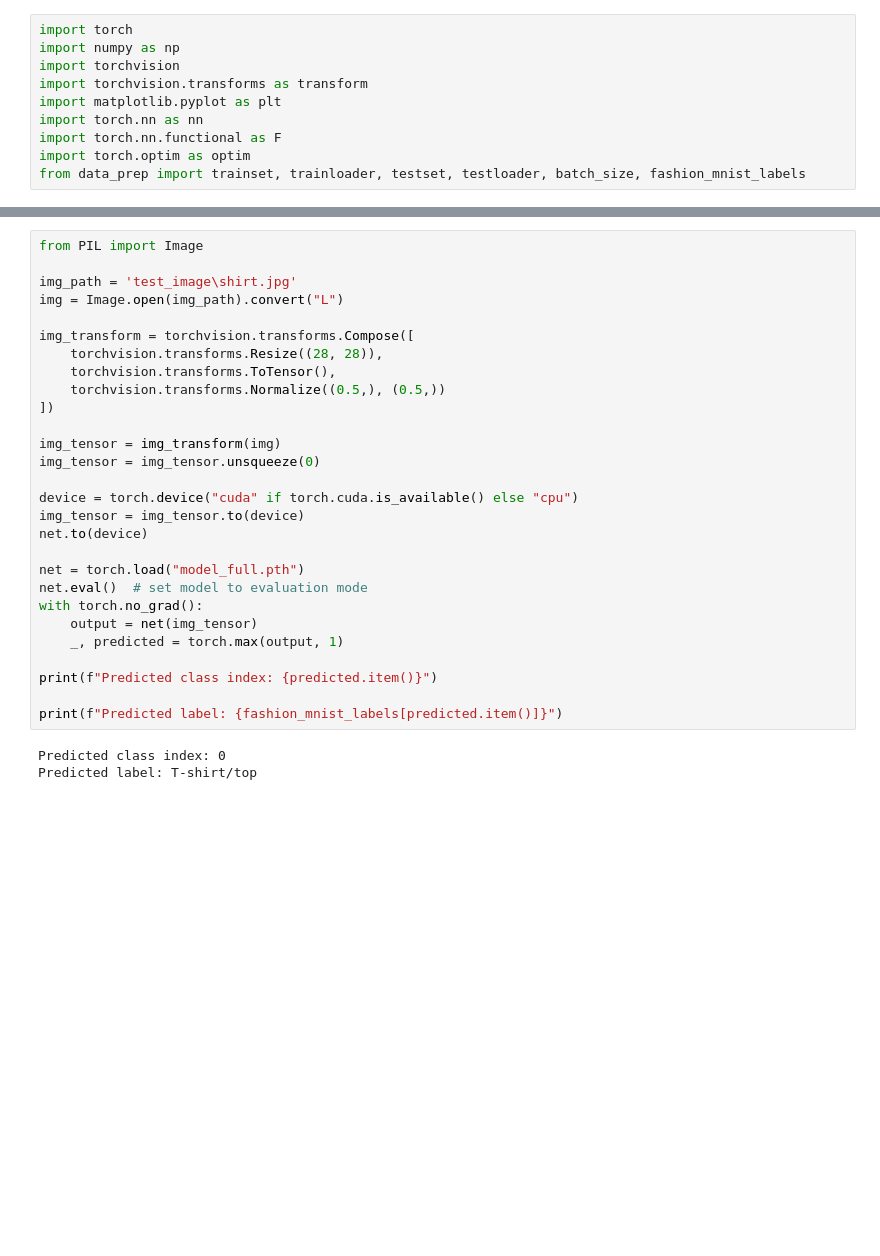
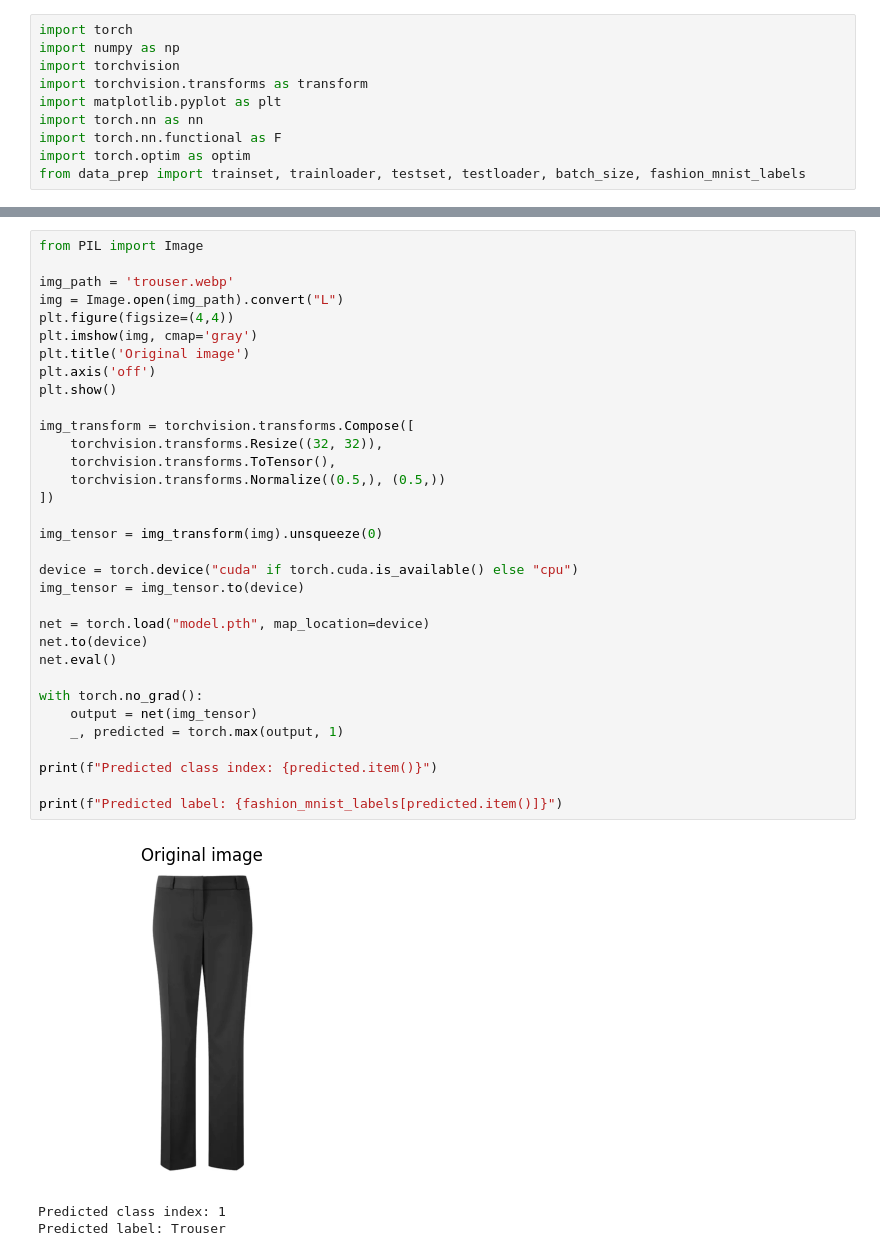
Before and after one commit to Nischal1126/Fashion_MNIST-Classication, a Jupyter notebook: model.ipynb, the cells around one changed output, grey strips where cells are left out. Cells and saved outputs as stored; diff of their text form; blank space fills up the shorter version.

```diff
--- a/model.ipynb
+++ b/model.ipynb
@@ -92,31 +181,37 @@ torch.save(net, "model_full.pth")
 # %%
 from PIL import Image
 
-img_path = 'test_image\shirt.jpg'
+img_path = 'trouser.webp'
 img = Image.open(img_path).convert("L")
+plt.figure(figsize=(4,4))
+plt.imshow(img, cmap='gray')
+plt.title('Original image')
+plt.axis('off')
+plt.show()
 
 img_transform = torchvision.transforms.Compose([
-    torchvision.transforms.Resize((28, 28)),
+    torchvision.transforms.Resize((32, 32)),
     torchvision.transforms.ToTensor(),
     torchvision.transforms.Normalize((0.5,), (0.5,))
 ])
 
-img_tensor = img_transform(img)
-img_tensor = img_tensor.unsqueeze(0)
+img_tensor = img_transform(img).unsqueeze(0)
 
 device = torch.device("cuda" if torch.cuda.is_available() else "cpu")
 img_tensor = img_tensor.to(device)
+
+net = torch.load("model.pth", map_location=device)
 net.to(device)
+net.eval()
 
-net = torch.load("model_full.pth")
-net.eval()  # set model to evaluation mode
 with torch.no_grad():
     output = net(img_tensor)
     _, predicted = torch.max(output, 1)
 
 print(f"Predicted class index: {predicted.item()}")
 
 print(f"Predicted label: {fashion_mnist_labels[predicted.item()]}")
 # %% [output]
+[figure, added]
-Predicted class index: 0
-Predicted label: T-shirt/top
+Predicted class index: 1
+Predicted label: Trouser
```
Also changed, not shown: parts of 7 cells of this notebook, 4 other files.
